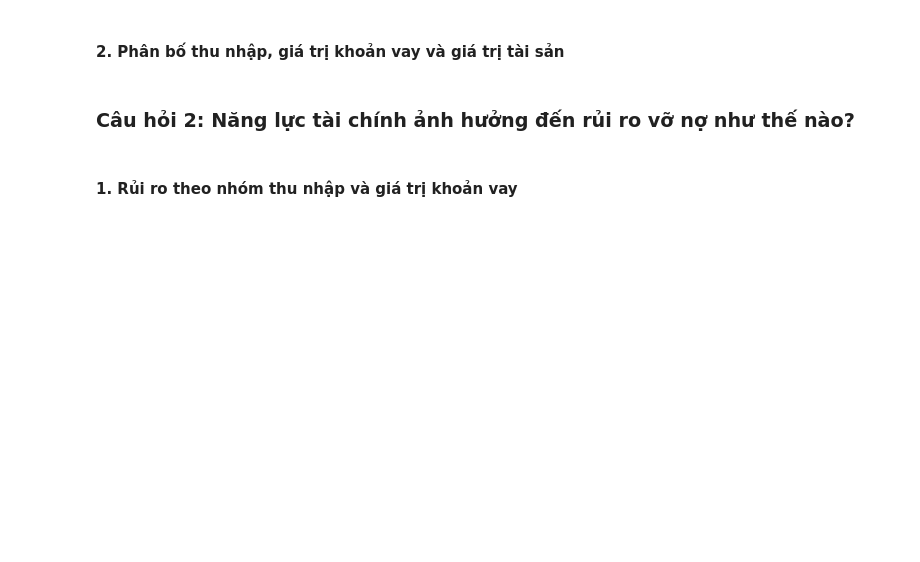
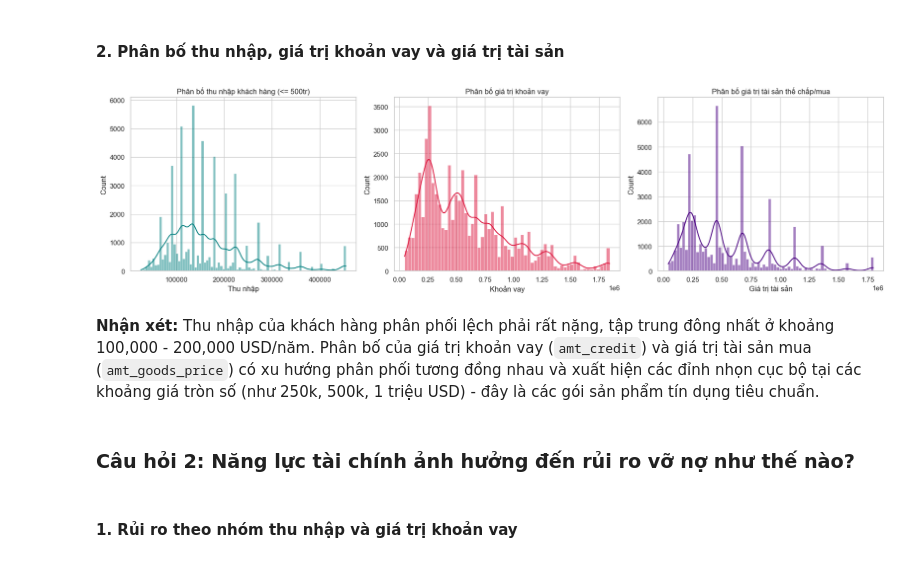
Before and after one commit to thanhhung9720001-collab/credit-risk-classifier, a Jupyter notebook: notebooks/04_eda_visualization.ipynb, the cells around one changed output. Cells and saved outputs as stored; diff of their text form; code cells hidden in the pictures; blank space fills up the shorter version.

```diff
--- a/notebooks/04_eda_visualization.ipynb
+++ b/notebooks/04_eda_visualization.ipynb
@@ -39,5 +216,29 @@ DỰ ÁN: XÂY DỰNG MÔ HÌNH PHÂN LOẠI VÀ DỰ BÁO RỦI RO KHÁCH HÀNG
 # %% [markdown]
 #### 2. Phân bố thu nhập, giá trị khoản vay và giá trị tài sản
+# %%
+fig, axes = plt.subplots(1, 3, figsize=(18, 5))
+
+# 1. Phân bố thu nhập (giới hạn dưới 500tr để tránh outlier kéo lệch biểu đồ)
+sns.histplot(data=df[df["amt_income_total"] <= 500000], x="amt_income_total", kde=True, ax=axes[0], color="teal")
+axes[0].set_title("Phân bố thu nhập khách hàng (<= 500tr)")
+axes[0].set_xlabel("Thu nhập")
+
+# 2. Phân bố giá trị khoản vay
+sns.histplot(data=df, x="amt_credit", kde=True, ax=axes[1], color="crimson")
+axes[1].set_title("Phân bố giá trị khoản vay")
+axes[1].set_xlabel("Khoản vay")
+
+# 3. Phân bố giá trị tài sản mua
+sns.histplot(data=df, x="amt_goods_price", kde=True, ax=axes[2], color="indigo")
+axes[2].set_title("Phân bố giá trị tài sản thế chấp/mua")
+axes[2].set_xlabel("Giá trị tài sản")
+
+plt.tight_layout()
+plt.show()
+# %% [output]
+[figure, added]
+# %% [markdown]
+**Nhận xét:** Thu nhập của khách hàng phân phối lệch phải rất nặng, tập trung đông nhất ở khoảng 100,000 - 200,000 USD/năm. Phân bố của giá trị khoản vay (`amt_credit`) và giá trị tài sản mua (`amt_goods_price`) có xu hướng phân phối tương đồng nhau và xuất hiện các đỉnh nhọn cục bộ tại các khoảng giá tròn số (như 250k, 500k, 1 triệu USD) - đây là các gói sản phẩm tín dụng tiêu chuẩn.
 # %% [markdown]
 ### Câu hỏi 2: Năng lực tài chính ảnh hưởng đến rủi ro vỡ nợ như thế nào?
 # %% [markdown]
```
Also changed, not shown: parts of 30 cells of this notebook, 1 other file.
